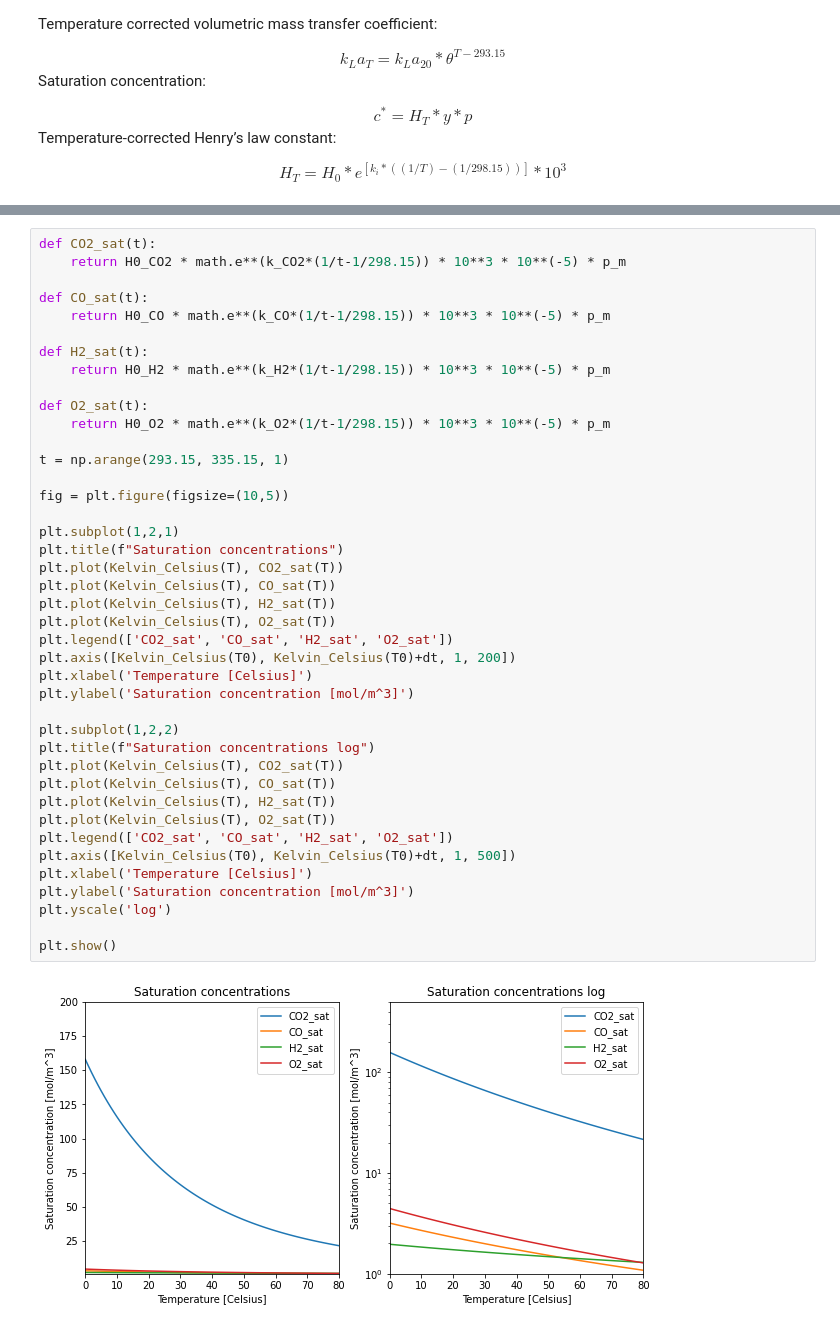
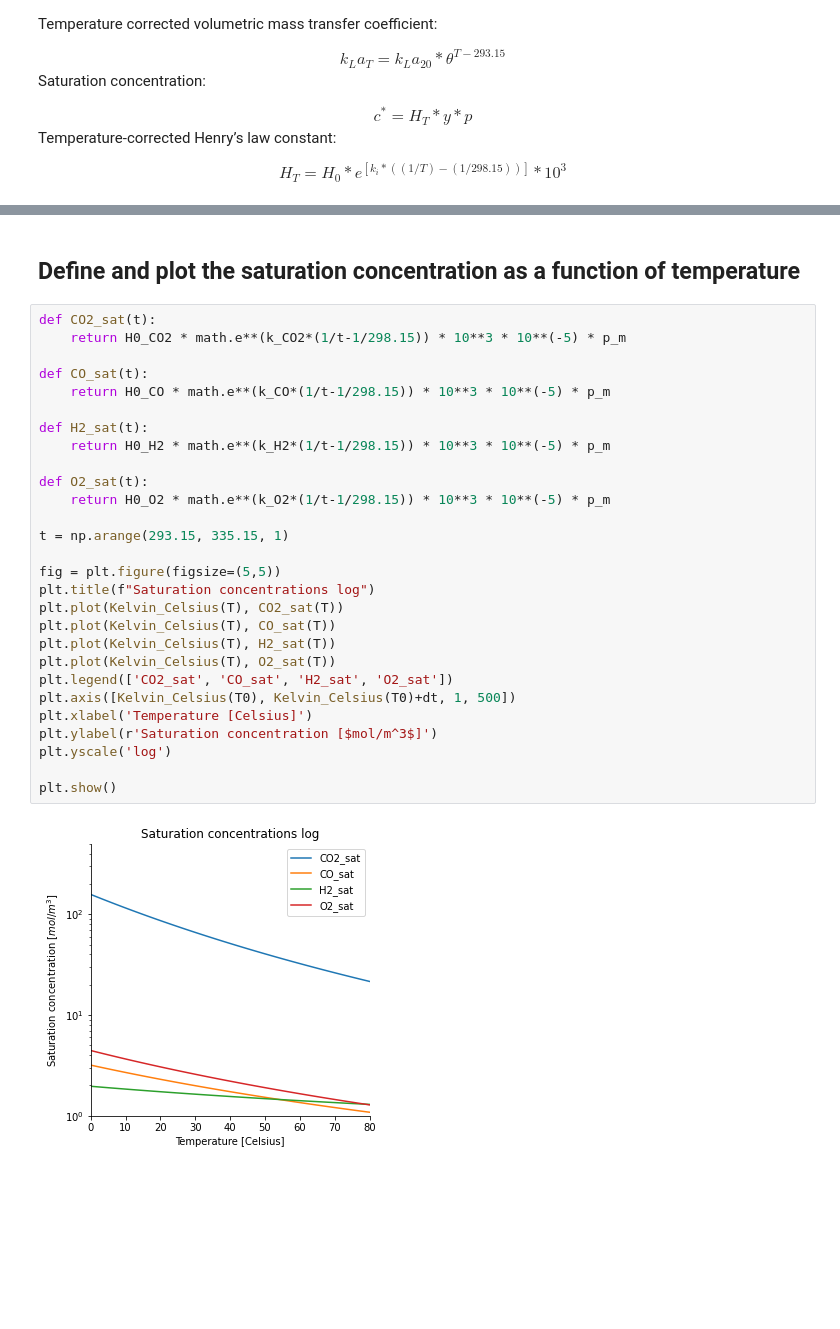
Before and after one commit to biosustain/CO2_fixation_models, a Jupyter notebook: Scripts/01_Gas-LiquidMassTransfer.ipynb, the cells around one changed output, grey strips where cells are left out. Drawn from its saved outputs; the diff is of its cells as text; blank space fills up the shorter version.

```diff
--- a/Scripts/01_Gas-LiquidMassTransfer.ipynb
+++ b/Scripts/01_Gas-LiquidMassTransfer.ipynb
@@ -273,44 +220,33 @@ O2 fold increase 30-80˚C:  1.47
+# %% [markdown]
+## Define and plot the saturation concentration as a function of temperature
 # %%
 def CO2_sat(t):
     return H0_CO2 * math.e**(k_CO2*(1/t-1/298.15)) * 10**3 * 10**(-5) * p_m
 
 def CO_sat(t):
     return H0_CO * math.e**(k_CO*(1/t-1/298.15)) * 10**3 * 10**(-5) * p_m
 
 def H2_sat(t):
     return H0_H2 * math.e**(k_H2*(1/t-1/298.15)) * 10**3 * 10**(-5) * p_m
 
 def O2_sat(t):
     return H0_O2 * math.e**(k_O2*(1/t-1/298.15)) * 10**3 * 10**(-5) * p_m
 
 t = np.arange(293.15, 335.15, 1)
 
-fig = plt.figure(figsize=(10,5))
-
-plt.subplot(1,2,1)
-plt.title(f"Saturation concentrations")
-plt.plot(Kelvin_Celsius(T), CO2_sat(T))
-plt.plot(Kelvin_Celsius(T), CO_sat(T))
-plt.plot(Kelvin_Celsius(T), H2_sat(T))
-plt.plot(Kelvin_Celsius(T), O2_sat(T))
-plt.legend(['CO2_sat', 'CO_sat', 'H2_sat', 'O2_sat'])
-plt.axis([Kelvin_Celsius(T0), Kelvin_Celsius(T0)+dt, 1, 200])
-plt.xlabel('Temperature [Celsius]')
-plt.ylabel('Saturation concentration [mol/m^3]')
-
-plt.subplot(1,2,2)
+fig = plt.figure(figsize=(5,5))
 plt.title(f"Saturation concentrations log")
 plt.plot(Kelvin_Celsius(T), CO2_sat(T))
 plt.plot(Kelvin_Celsius(T), CO_sat(T))
 plt.plot(Kelvin_Celsius(T), H2_sat(T))
 plt.plot(Kelvin_Celsius(T), O2_sat(T))
 plt.legend(['CO2_sat', 'CO_sat', 'H2_sat', 'O2_sat'])
 plt.axis([Kelvin_Celsius(T0), Kelvin_Celsius(T0)+dt, 1, 500])
 plt.xlabel('Temperature [Celsius]')
-plt.ylabel('Saturation concentration [mol/m^3]')
+plt.ylabel(r'Saturation concentration [$mol/m^3$]')
 plt.yscale('log')
 
 plt.show()
 # %% [output]
-[figure, old version]
+[figure, new version]
 # %% [markdown]
```
Also changed, not shown: parts of 15 cells of this notebook, 3 other files.
